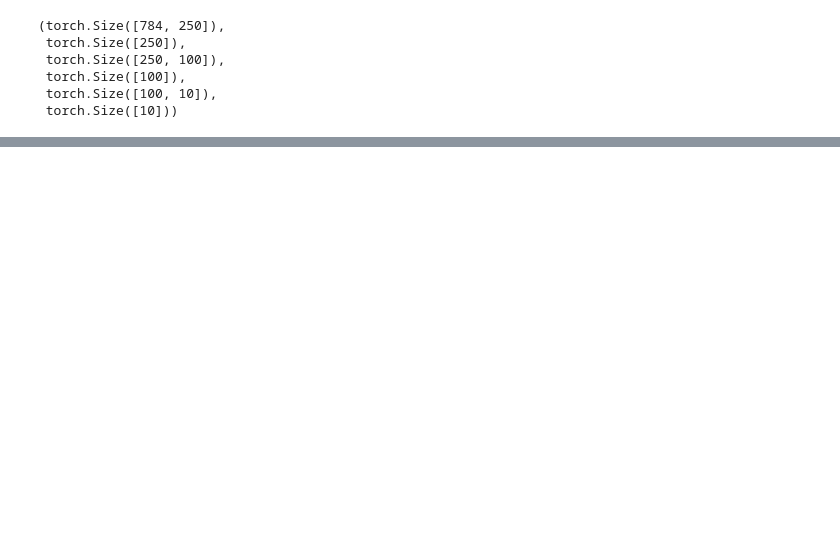
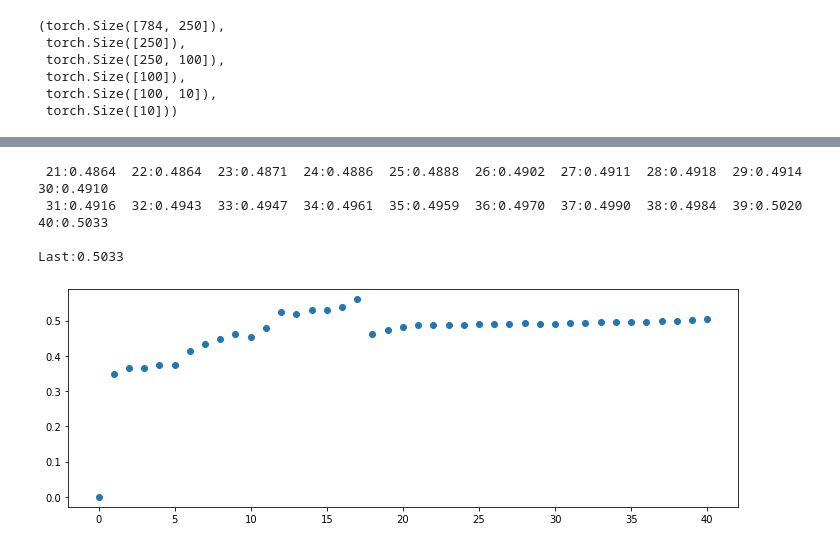
Before and after one commit to Aravinda89/fastai_bootcamp, a Jupyter notebook: BC2_1_MNIST_scratch.ipynb, the cells around one changed output, grey strips where cells are left out. Cells and saved outputs as stored; diff of their text form; code cells hidden in the pictures; blank space fills up the shorter version.

```diff
--- a/BC2_1_MNIST_scratch.ipynb
+++ b/BC2_1_MNIST_scratch.ipynb
@@ -611,0 +636,9 @@ Last:0.5260
+# %%
+lr =0.1
+metric_results = run_n_epochs(model, lr, params, 20)
+# %% [output]
+ 21:0.4864  22:0.4864  23:0.4871  24:0.4886  25:0.4888  26:0.4902  27:0.4911  28:0.4918  29:0.4914  30:0.4910
+ 31:0.4916  32:0.4943  33:0.4947  34:0.4961  35:0.4959  36:0.4970  37:0.4990  38:0.4984  39:0.5020  40:0.5033
+
+Last:0.5033
+[figure, added]
```
Also changed, not shown: parts of 25 cells of this notebook.
